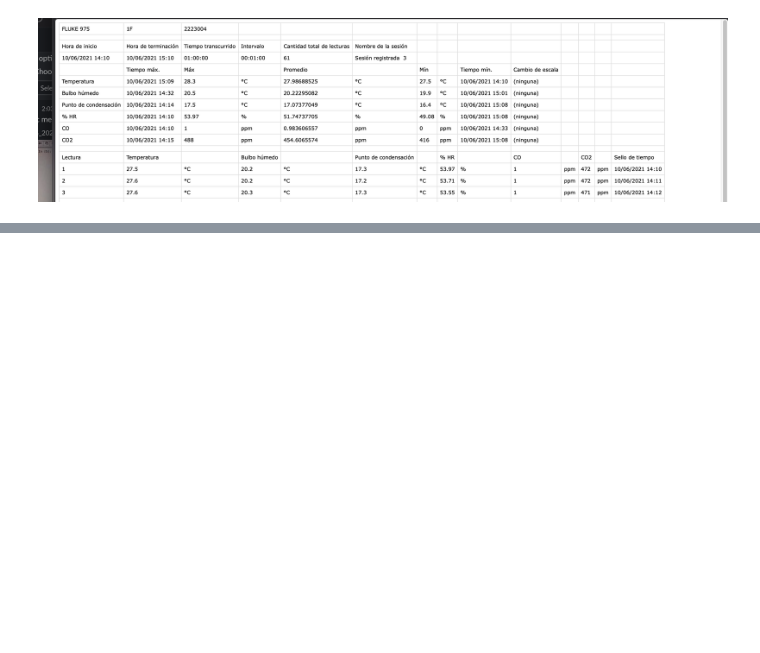
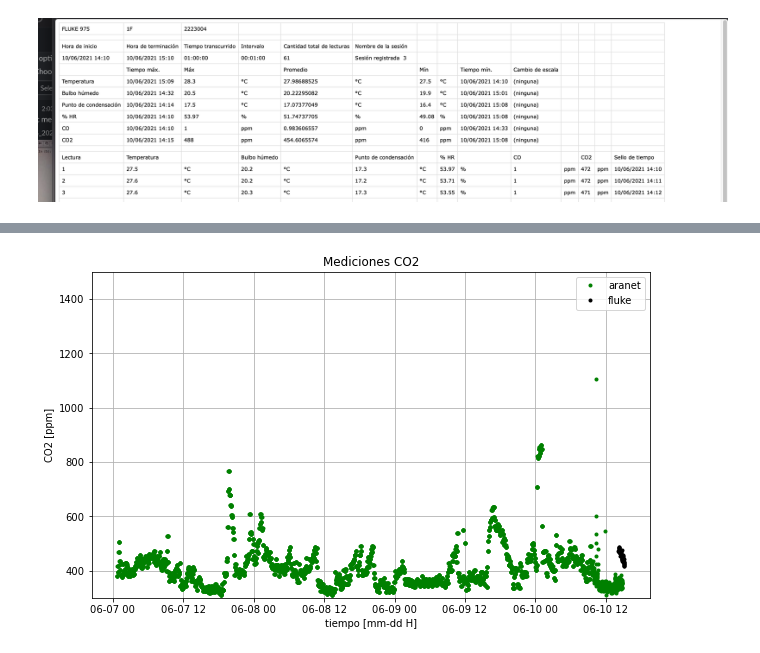
Before and after one commit to lata-mas/Monitor_co2_pistas_educativas, a Jupyter notebook: notebooks/002_import_aranet_fluke.ipynb, the cells around one changed output, grey strips where cells are left out. Cells and saved outputs as stored; diff of their text form; code cells hidden in the pictures; blank space fills up the shorter version.

```diff
--- a/notebooks/002_compare_data.ipynb
+++ b/notebooks/002_import_aranet_fluke.ipynb
@@ -18,3 +16,6 @@ fluke = pd.read_csv("../data/fluke.csv",encoding="iso-8859-1",
                    names=["fluke","tiempo"],)
 fluke.tiempo = pd.to_datetime(fluke.tiempo,format="%d/%m/%Y %H:%M")
 fluke.set_index("tiempo",inplace=True)
+# %%
+referencia = pd.concat([aranet.aranet,fluke.fluke],axis=1)
+referencia
@@ -21,18 +36,20 @@ fluke.set_index("tiempo",inplace=True)
 # %%
 fig, ax = plt.subplots(figsize=(10,6))
 
-fecha1 = parse("2021-06-9")
-fecha2 = fecha1 + pd.Timedelta("2D")
+# fecha1 = parse("2021-06-21")
+# fecha2 = fecha1 + pd.Timedelta("2D")
 
-ax.set_xlim(fecha1,fecha2)
+# ax.set_xlim(fecha1,fecha2)
 ax.set_ylim(300,1500)
 ax.set_ylabel("CO2 [ppm]")
 ax.set_xlabel("tiempo [mm-dd H]")
 ax.set_title("Mediciones CO2")
 
-ax.plot(aranet.aranet,"g."                  ,label="aranet")
-ax.plot(sen.sen.resample("600S").mean(),"r.",label="sen")
-ax.plot(fluke.fluke,"k.",                    label="fluke")
+ax.plot(referencia.aranet,"g.",label="aranet")
+ax.plot(referencia.fluke, "k.",label="fluke")
+
 
 ax.legend()
 ax.grid()
+# %% [output]
+[figure, added]
```
Also changed, not shown: parts of 5 cells of this notebook, 3 other files.
